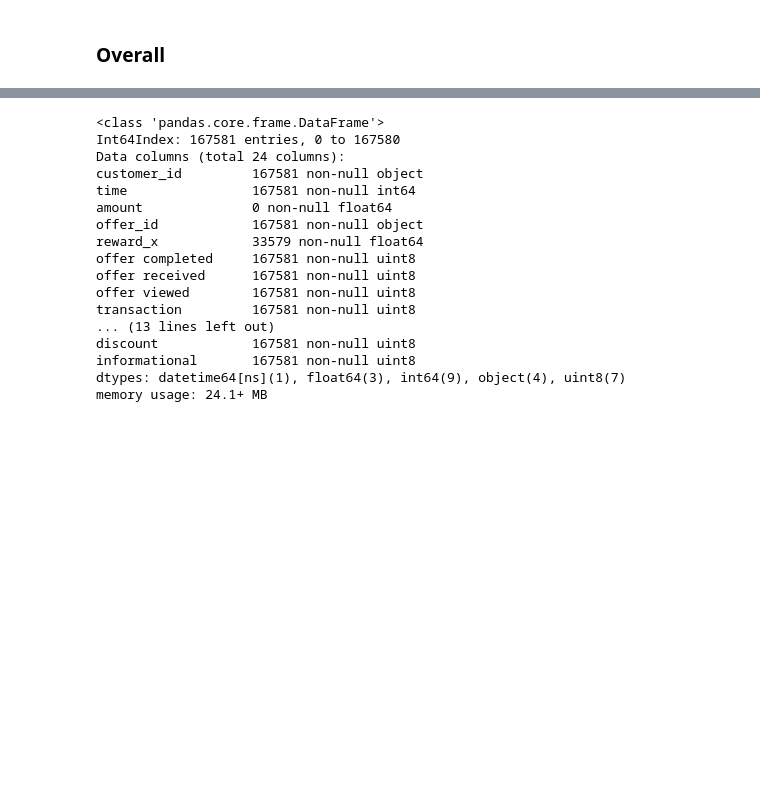
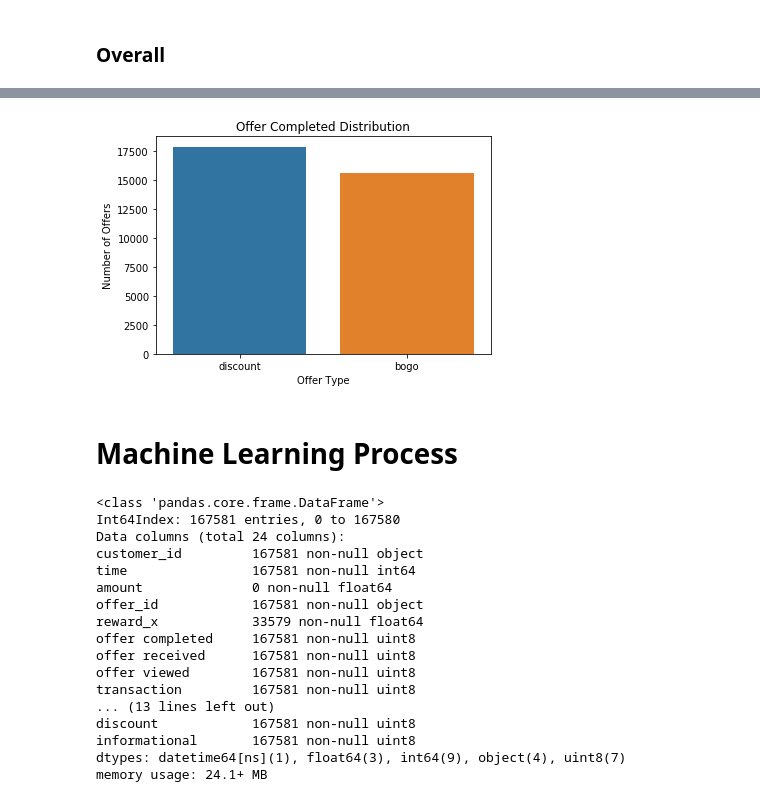
Before and after one commit to Martinsjsu/Starbuck_Promotion_Data_Analysis, a Jupyter notebook: Starbucks_Capstone_notebook.ipynb, the cells around one changed output, grey strips where cells are left out. Drawn from its saved outputs; the diff is of its cells as text; code cells hidden in the pictures; blank space fills up the shorter version.

```diff
--- a/Starbucks_Capstone_notebook.ipynb
+++ b/Starbucks_Capstone_notebook.ipynb
@@ -579,4 +561,4 @@ offer_viewed['offer_type'].value_counts()
 # %%
-# filter out the offer viewed record
+# filter out the offer viewed and offer completed data
 offer_viewed = transaction_customer_offer[transaction_customer_offer['offer viewed']==1]
-offer_viewed.head()
+offer_completed = transaction_customer_offer[transaction_customer_offer['offer completed']==1]
@@ -585,3 +576,16 @@ offer_viewed.head()
+# %%
+# plotting completed offer distrubution
+sns.countplot(x='offer_type', data=offer_completed)
+
+plt.title('Offer Completed Distribution')
+plt.ylabel('Number of Offers')
+plt.xlabel('Offer Type')
+plt.xticks(rotation = 0)
+plt.show();
+# %% [output]
+[figure, added]
+# %% [markdown]
+# Machine Learning Process
 # %%
 # inner merge customer, transaction and offer datasets to reduce null value
 df = pd.merge(transaction, customer, how='inner', on='customer_id')
```
Also changed, not shown: parts of 26 cells of this notebook.
